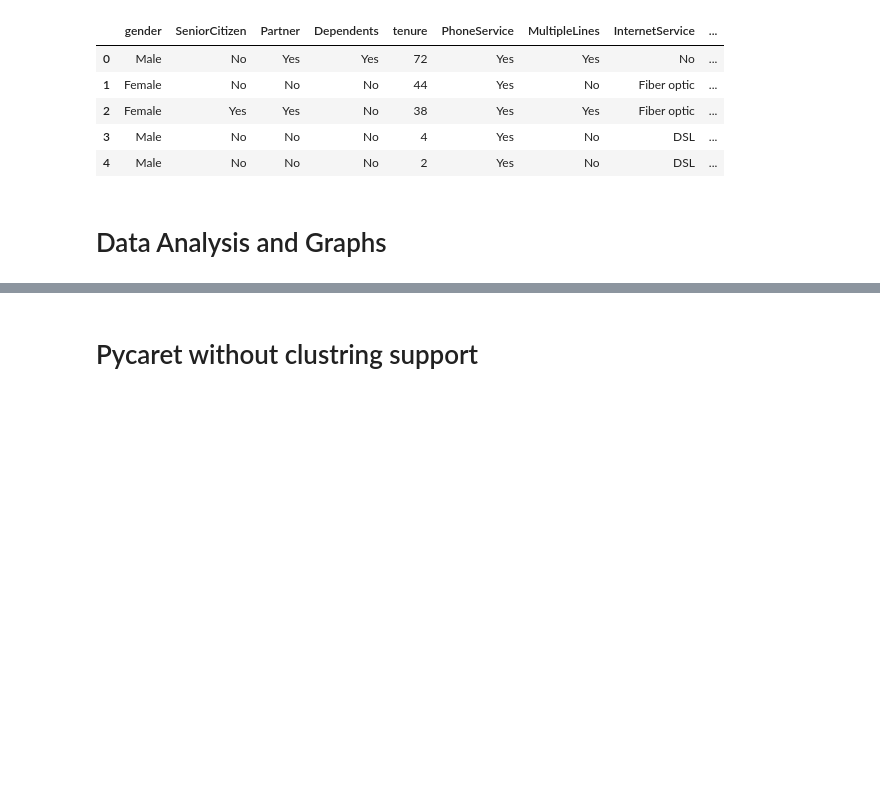
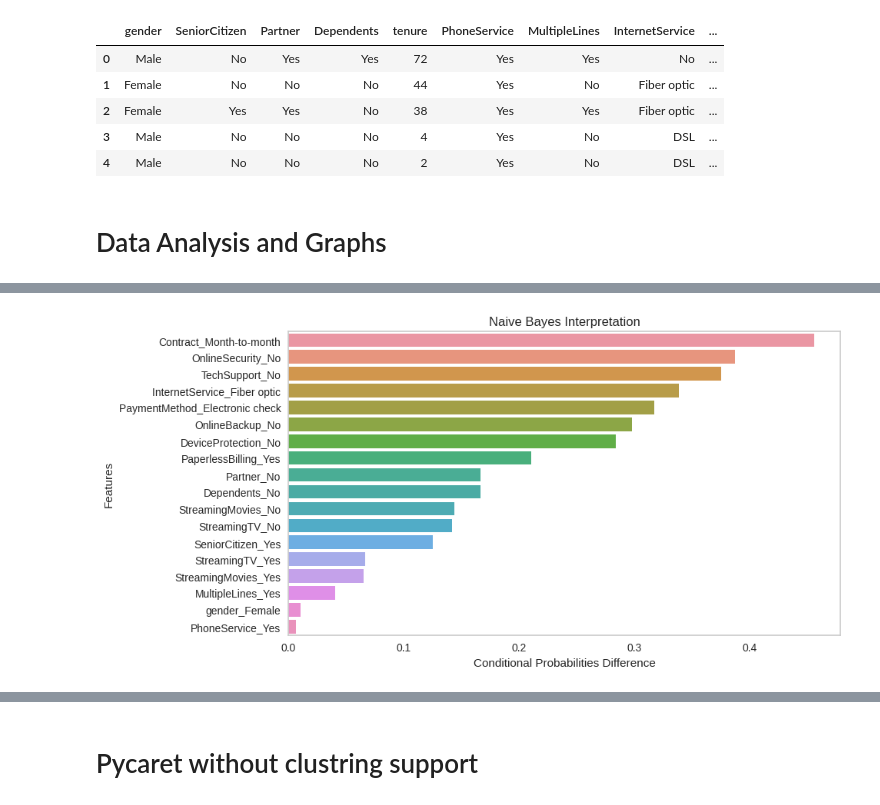
Before and after one commit to gordoaraujo/cl_churn_prediction, a Jupyter notebook: notebooks/Alaa_cl_churn.ipynb, the cells around one changed output, grey strips where cells are left out. Saved outputs shown, nothing was run; the diff lists cells and outputs as text; code cells hidden in the pictures; blank space fills up the shorter version.

```diff
--- a/notebooks/Alaa_cl_churn.ipynb
+++ b/notebooks/Alaa_cl_churn.ipynb
@@ -95,0 +188,3 @@ for i, column in enumerate(categorical_features):
+# %%
+dC_imp = dC[dC["P(F| Yes)- P(F| NO)"]>0]
+dC_imp
@@ -95,0 +209,11 @@ for i, column in enumerate(categorical_features):
+# %%
+plt.figure(figsize=(10,5))
+from matplotlib import rcParams
+rcParams.update({'figure.autolayout': True})
+ax = sns.barplot(data=dC_imp, y='features', x="P(F| Yes)- P(F| NO)")#, hue=None
+ax.set(ylabel='Features', xlabel='Conditional Probabilities Difference', title='Naive Bayes Interpretation')
+#plt.xticks(rotation = 90); # Rotates X-Axis Ticks by 45-degrees
+ax.grid(False)
+plt.savefig('NaiveBayesInterpretation3.png',transparent=True)
+# %% [output]
+[figure, added]
```
Also changed, not shown: parts of 37 cells of this notebook.
